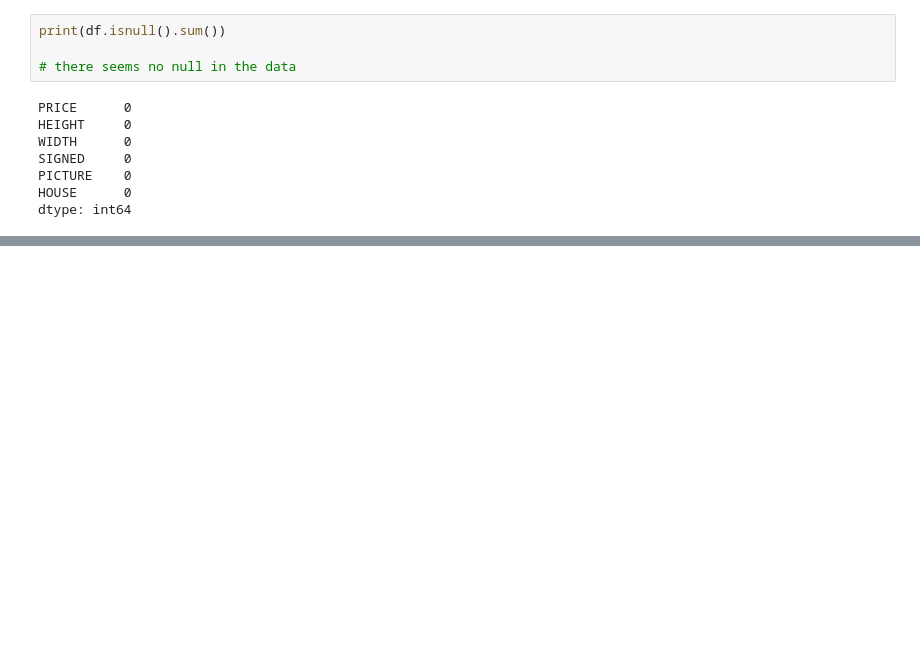
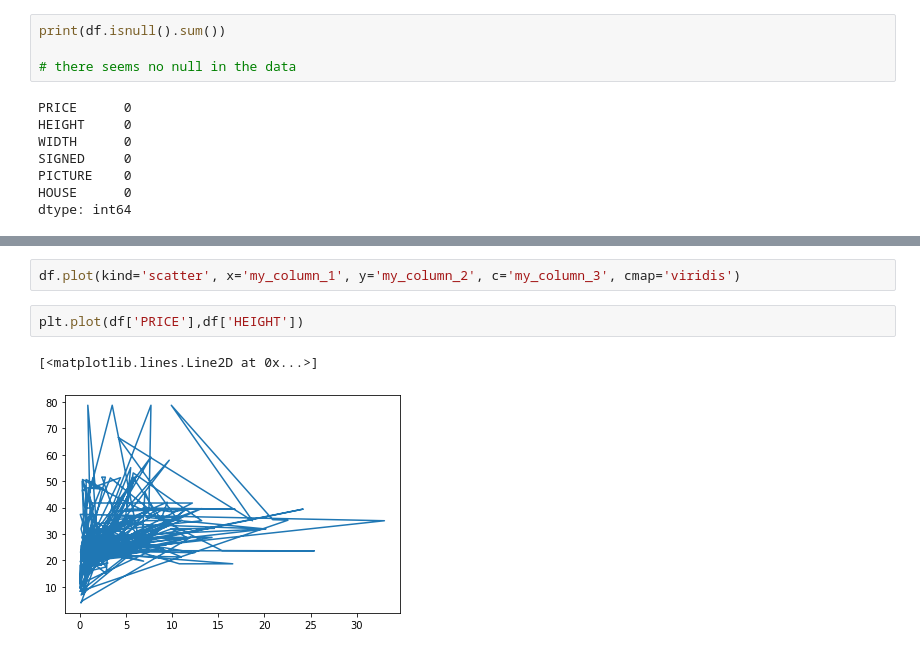
Before and after one commit to rghimre3/INFO5505_Machine_Learning_for-_Data_Scientist, a Jupyter notebook: INFO5505_Linear_Regression_(Assignment_1).ipynb, the cells around one changed output, grey strips where cells are left out. Cells and saved outputs as stored; diff of their text form; blank space fills up the shorter version.

```diff
--- a/INFO5505_Linear_Regression_(Assignment_1).ipynb
+++ b/INFO5505_Linear_Regression_(Assignment_1).ipynb
@@ -79 +71,8 @@ array([[<matplotlib.axes._subplots.AxesSubplot object at 0x...>,
 [figure]
+# %%
+df.plot(kind='scatter', x='my_column_1', y='my_column_2', c='my_column_3', cmap='viridis')
+# %%
+plt.plot(df['PRICE'],df['HEIGHT'])
+# %% [output]
+[<matplotlib.lines.Line2D at 0x...>]
+[figure, added]
```
Also changed, not shown: parts of 2 cells of this notebook.
